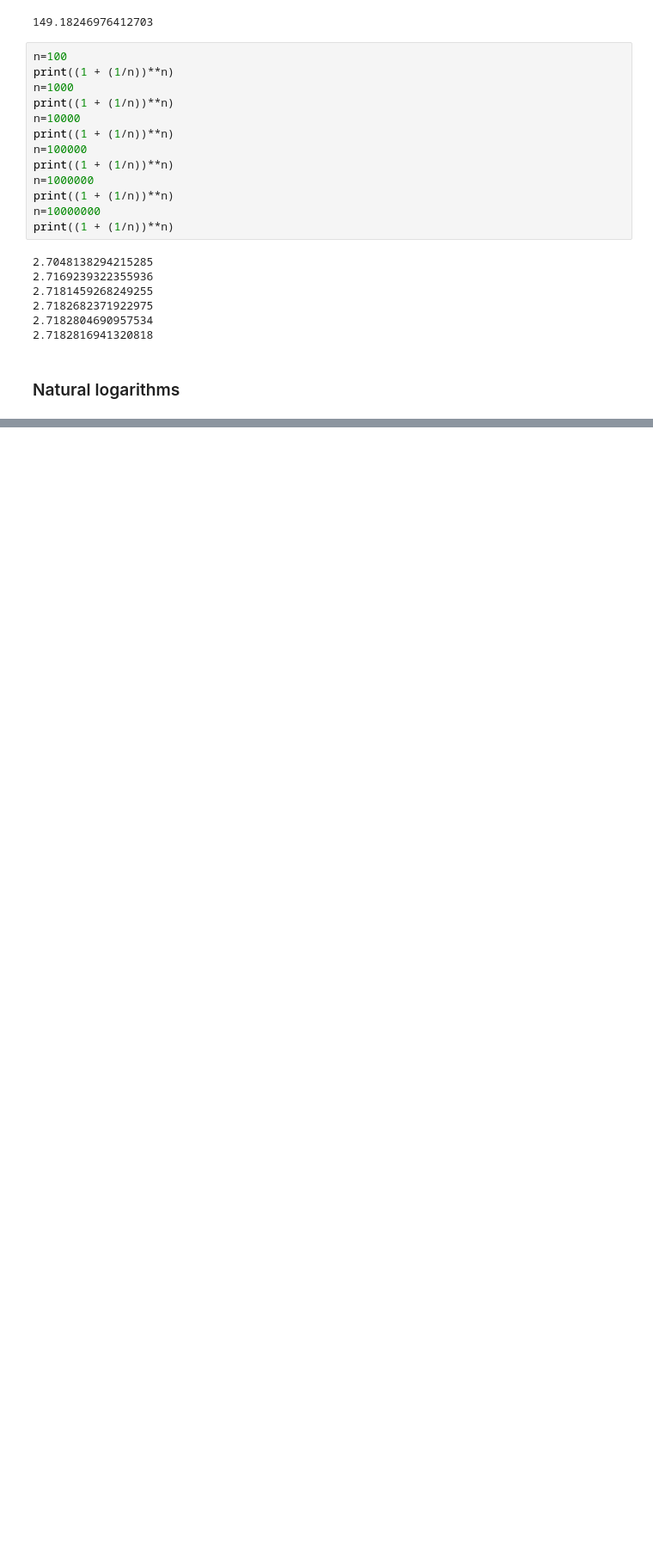
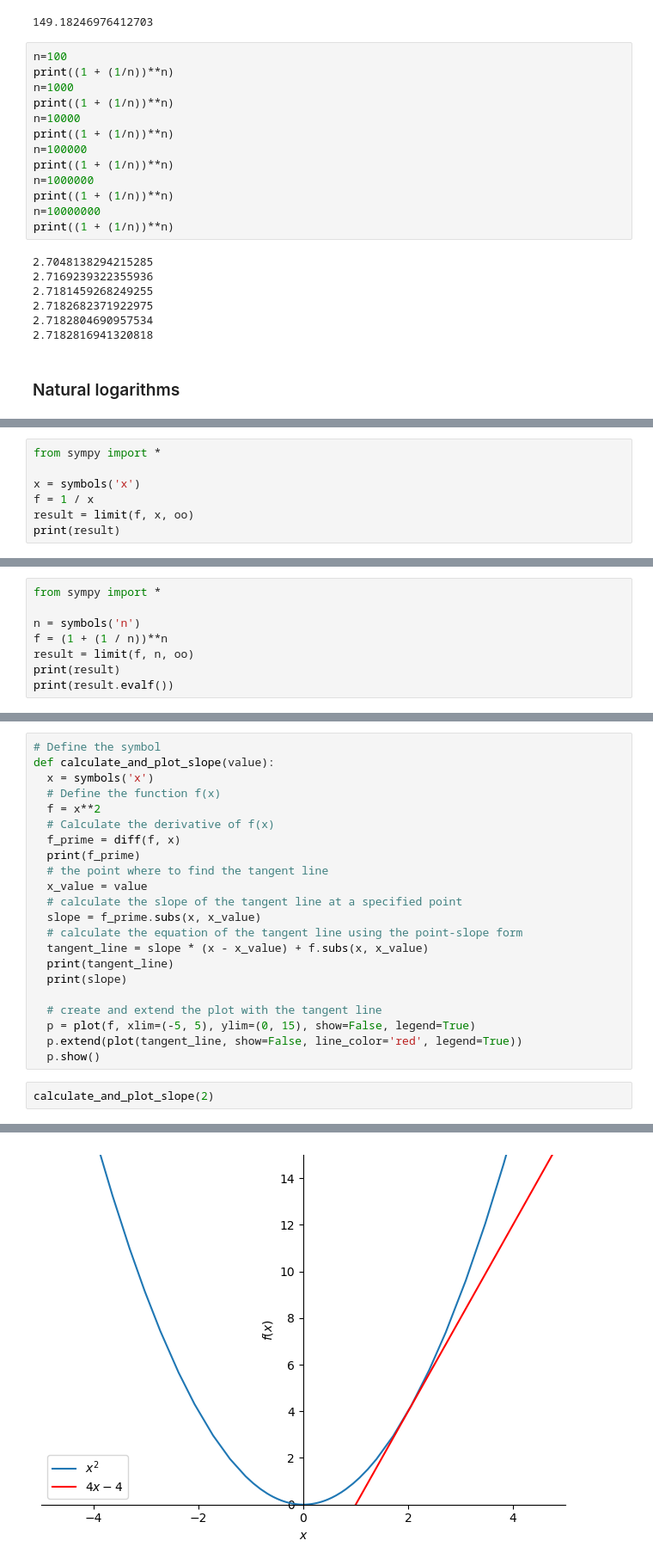
Before and after one commit to devbravo/Math-For-Data-Science, a Jupyter notebook: Basic Math and Calculus/Basic_Math_Calculus.ipynb, the cells around one changed output, grey strips where cells are left out. Shown at 86% size. Cells and saved outputs as stored; diff of their text form; blank space fills up the shorter version.

```diff
--- a/Basic Math and Calculus/Basic_Math_Calculus.ipynb
+++ b/Basic Math and Calculus/Basic_Math_Calculus.ipynb
@@ -172,0 +220,7 @@ print((1 + (1/n))**n)
+# %%
+from sympy import *
+
+x = symbols('x')
+f = 1 / x
+result = limit(f, x, oo)
+print(result)
@@ -172,0 +233,8 @@ print((1 + (1/n))**n)
+# %%
+from sympy import *
+
+n = symbols('n')
+f = (1 + (1 / n))**n
+result = limit(f, n, oo)
+print(result)
+print(result.evalf())
@@ -172,0 +267,25 @@ print((1 + (1/n))**n)
+# %%
+# Define the symbol
+def calculate_and_plot_slope(value):
+  x = symbols('x')
+  # Define the function f(x)
+  f = x**2
+  # Calculate the derivative of f(x)
+  f_prime = diff(f, x)
+  print(f_prime)
+  # the point where to find the tangent line
+  x_value = value
+  # calculate the slope of the tangent line at a specified point
+  slope = f_prime.subs(x, x_value)
+  # calculate the equation of the tangent line using the point-slope form
+  tangent_line = slope * (x - x_value) + f.subs(x, x_value)
+  print(tangent_line)
+  print(slope)
+
+  # create and extend the plot with the tangent line
+  p = plot(f, xlim=(-5, 5), ylim=(0, 15), show=False, legend=True)
+  p.extend(plot(tangent_line, show=False, line_color='red', legend=True))
+  p.show()
+# %%
+calculate_and_plot_slope(2)
+# %% [output]
@@ -172,0 +295 @@ print((1 + (1/n))**n)
+[figure, added]
```
Also changed, not shown: parts of 19 cells of this notebook.
